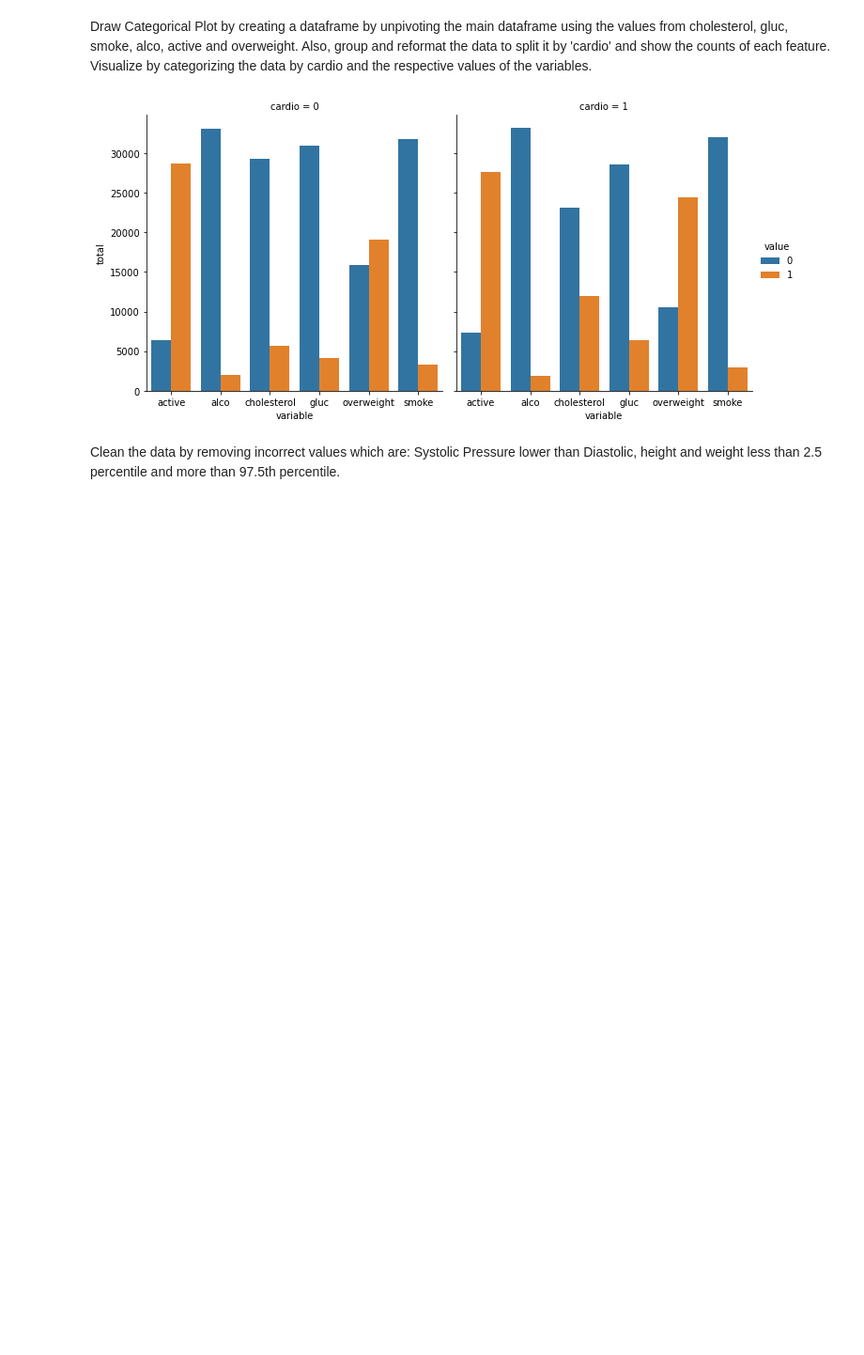
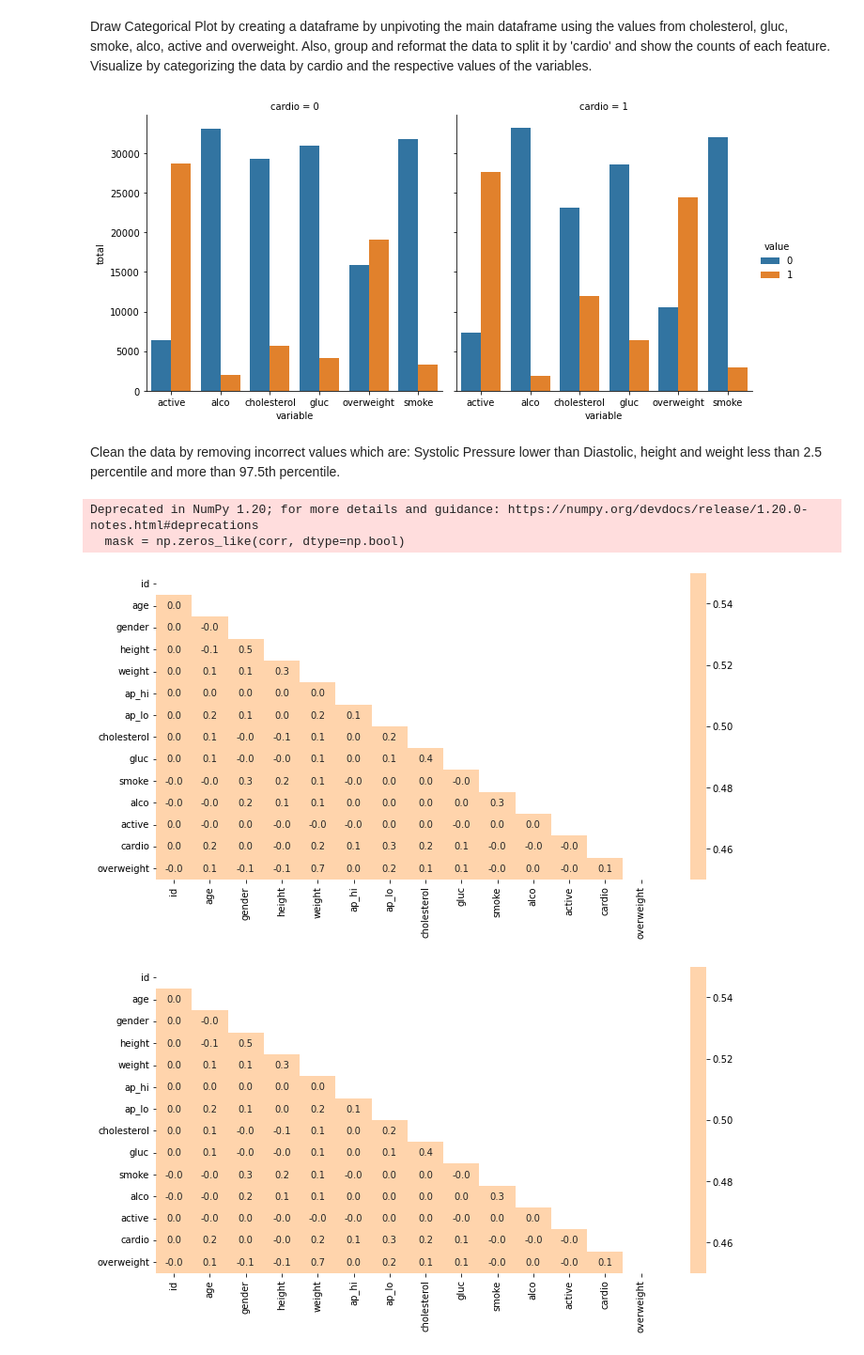
Before and after one commit to adhikarysamarth/MedicalDataVisualizer, a Jupyter notebook: medical.ipynb, the cells around one changed output. Shown at 94% size. Saved outputs shown, nothing was run; the diff lists cells and outputs as text; code cells hidden in the pictures; blank space fills up the shorter version.

```diff
--- a/medical.ipynb
+++ b/medical.ipynb
@@ -59,7 +59,7 @@ draw_cat_plot()
 # %% [markdown]
 Clean the data by removing incorrect values which are: Systolic Pressure lower than Diastolic, height and weight less than 2.5 percentile and more than 97.5th percentile.
 # %%
-def draw_heat_map:
+def draw_heat_map():
 
     #Clean the data
     df_heat = df[(df['ap_lo'] <= df['ap_hi']) &
@@ -69,6 +69,19 @@ def draw_heat_map:
     (df['weight'] <= df['weight'].quantile(0.975))]
 
     #Calculate the correlation matrix and generate a mask for upper triangle
-    corr = df_hear.corr()
+    corr = df_heat.corr()
+    mask = np.zeros_like(corr, dtype=np.bool)
+    mask[np.triu_indices_from(mask)] = True
 
-    #
+    fig, ax = plt.subplots(figsize=(12,6))
+
+    ax = sns.heatmap(corr, mask = mask, vmax=0.5, vmin=0.5, annot=True, fmt = '.1f', center = 0)
+
+    return fig
+# %%
+draw_heat_map()
+# %% [output]
+Deprecated in NumPy 1.20; for more details and guidance: https://numpy.org/devdocs/release/1.20.0-notes.html#deprecations
+  mask = np.zeros_like(corr, dtype=np.bool)
+[figure, added]
+[figure, added]
```
Also changed, not shown: 3 other files.
